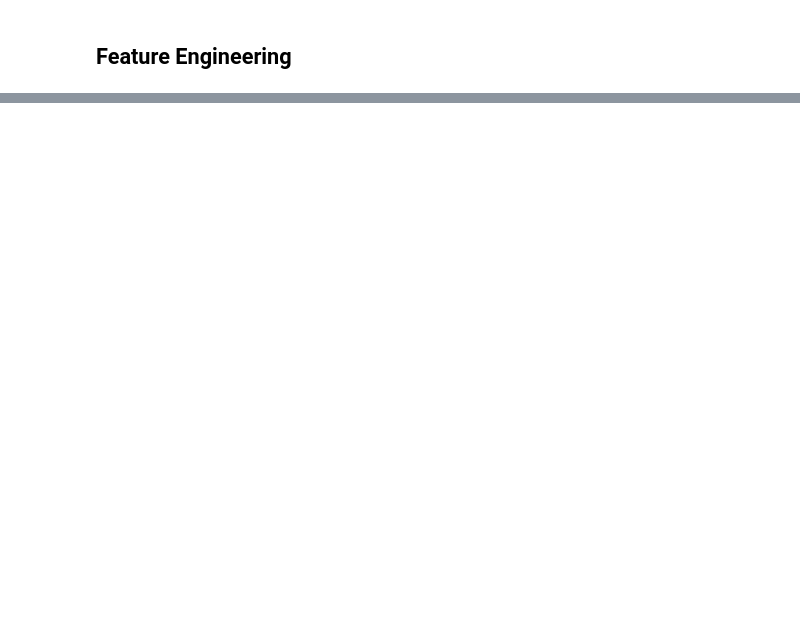
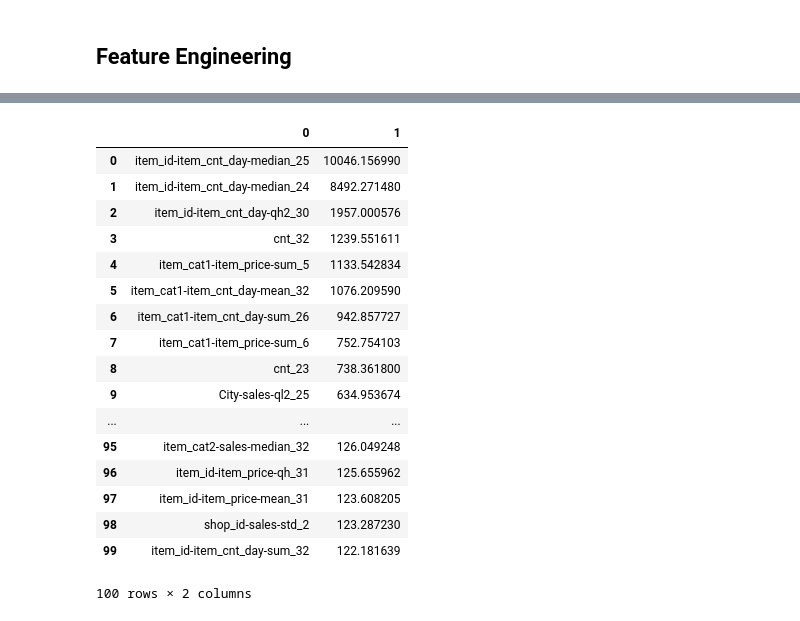
Before and after one commit to LiYan1988/predict_future_sales, a Jupyter notebook: eda_11_3.ipynb, the cells around one changed output, grey strips where cells are left out. Cells and saved outputs as stored; diff of their text form; code cells hidden in the pictures; blank space fills up the shorter version.

```diff
--- a/eda_11_3.ipynb
+++ b/eda_11_3.ipynb
@@ -348,0 +138,17 @@ cnt.head()
+# %%
+u = pd.read_csv('eda_11_2_feature_importance_names.csv', header=None)
+
+a = u.iloc[:200, 0]
+
+b = []
+for k in a:
+    try:
+        b.append(int(k.split('_')[-1]))
+    except:
+        pass
+
+b = pd.Series(b)
+
+c = b.value_counts()
+c.index = 33-c.index
+c
@@ -348,0 +194,21 @@ cnt.head()
+# %%
+a
+# %% [output]
+|  | 0 | 1 |
+| 0 | item_id-item_cnt_day-median_25 | 10046.156990 |
+| 1 | item_id-item_cnt_day-median_24 | 8492.271480 |
+| 2 | item_id-item_cnt_day-qh2_30 | 1957.000576 |
+| 3 | cnt_32 | 1239.551611 |
+| 4 | item_cat1-item_price-sum_5 | 1133.542834 |
+| 5 | item_cat1-item_cnt_day-mean_32 | 1076.209590 |
+| 6 | item_cat1-item_cnt_day-sum_26 | 942.857727 |
+| 7 | item_cat1-item_price-sum_6 | 752.754103 |
+| 8 | cnt_23 | 738.361800 |
+| 9 | City-sales-ql2_25 | 634.953674 |
+| ... | ... | ... |
+| 95 | item_cat2-sales-median_32 | 126.049248 |
+| 96 | item_id-item_price-qh_31 | 125.655962 |
+| 97 | item_id-item_price-mean_31 | 123.608205 |
+| 98 | shop_id-sales-std_2 | 123.287230 |
+| 99 | item_id-item_cnt_day-sum_32 | 122.181639 |
+100 rows × 2 columns
```
Also changed, not shown: parts of 29 cells of this notebook.
